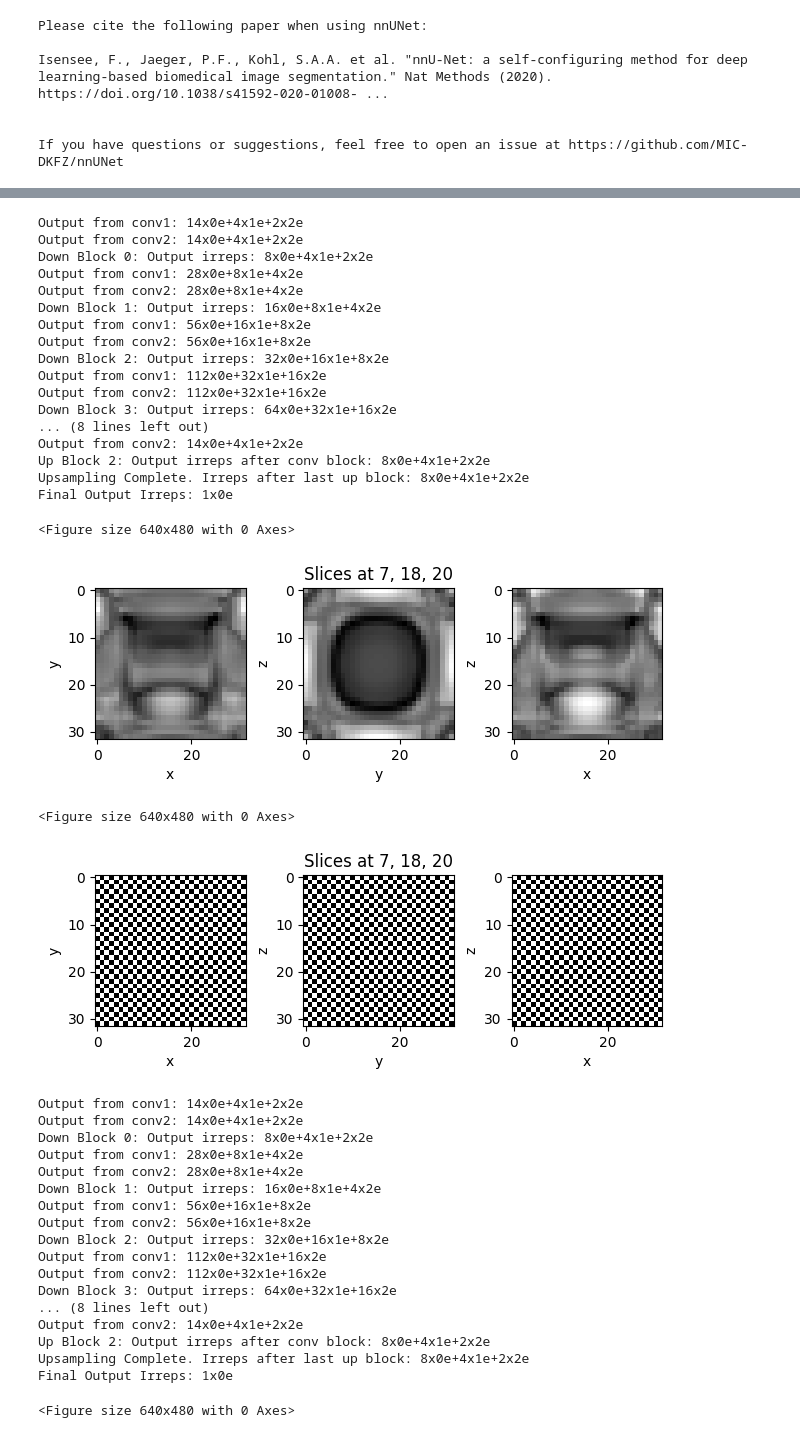
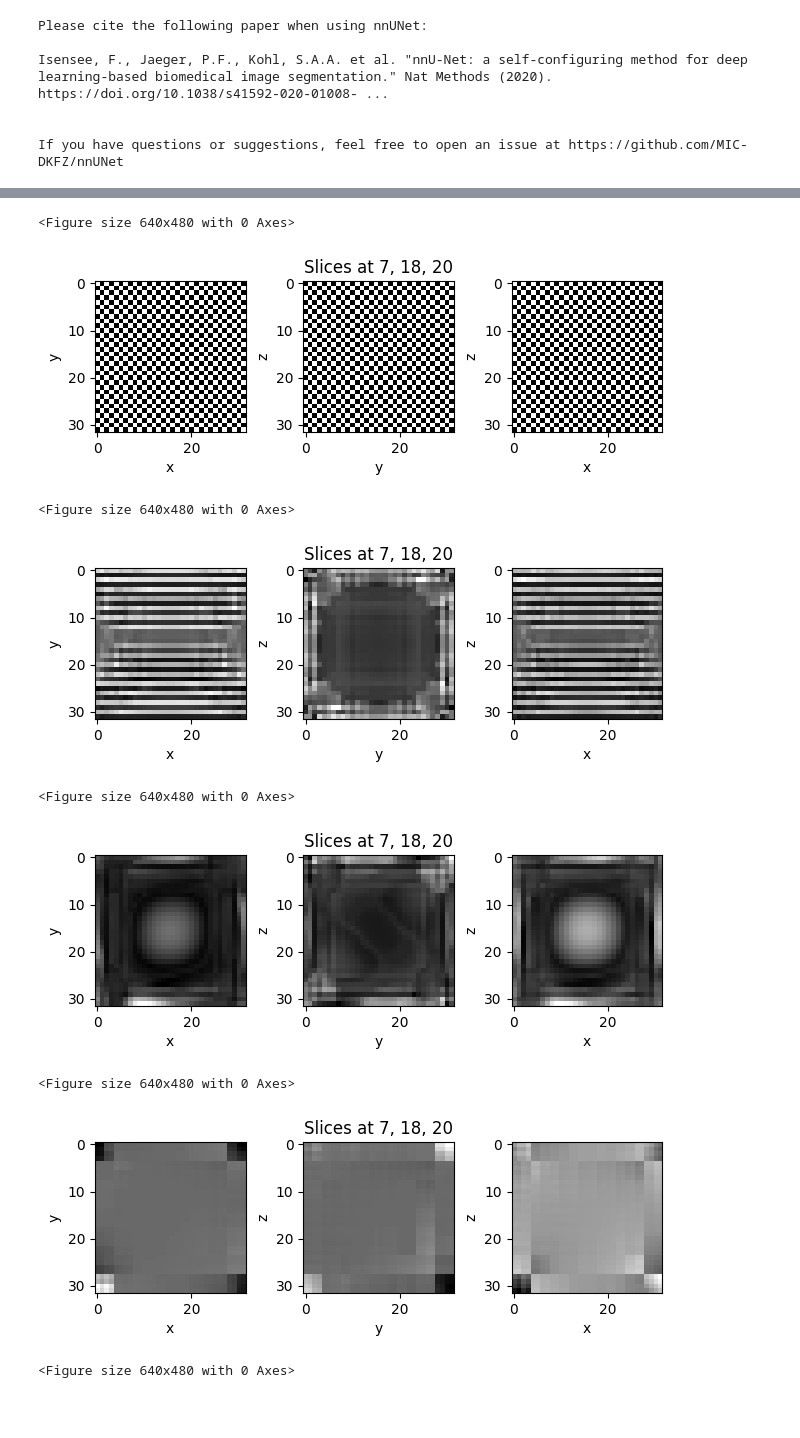
Before and after one commit to songk42/6.7960-final-project, a Jupyter notebook: Unet_deconv_experiments.ipynb, the cells around one changed output, grey strips where cells are left out. Saved outputs shown, nothing was run; the diff lists cells and outputs as text; code cells hidden in the pictures; blank space fills up the shorter version.

```diff
--- a/Unet_deconv_experiments.ipynb
+++ b/Unet_deconv_experiments.ipynb
@@ -330,56 +239,26 @@ Analyzing latent space for DeconvUNet...
 # %%
 # Visualize reconstruction
 x, y, z = 7, 18, 20
 print("Visualizing original and reconstructed patterns...")
 # Unet model on striped and checkered datasets
 viewer(striped_dataset[0, 0].cpu().numpy(), x, y, z)
-viewer(unet_model(striped_dataset[0:1]).cpu().detach().numpy()[0, 0], x, y, z)
 viewer(checkerboard_dataset[0, 0].cpu().numpy(), x, y, z)
-viewer(unet_model(checkerboard_dataset[0:1]).cpu().detach().numpy()[0, 0], x, y, z)
+viewer(unet_model_stripes(striped_dataset[0:1]).cpu().detach().numpy()[0, 0], x, y, z)
+viewer(unet_model_checkerboard(checkerboard_dataset[0:1]).cpu().detach().numpy()[0, 0], x, y, z)
 
 # Deconv model on striped and checkered datasets
-viewer(deconv_model(striped_dataset[0:1]).cpu().detach().numpy()[0, 0], x, y, z)
-viewer(deconv_model(checkerboard_dataset[0:1]).cpu().detach().numpy()[0, 0], x, y, z)
+viewer(deconv_model_stripes(striped_dataset[0:1]).cpu().detach().numpy()[0, 0], x, y, z)
+viewer(deconv_model_checkerboard(checkerboard_dataset[0:1]).cpu().detach().numpy()[0, 0], x, y, z)
 # %% [output]
 Visualizing original and reconstructed patterns...
 <Figure size 640x480 with 0 Axes>
 [figure]
-Output from conv1: 14x0e+4x1e+2x2e
-Output from conv2: 14x0e+4x1e+2x2e
-Down Block 0: Output irreps: 8x0e+4x1e+2x2e
-Output from conv1: 28x0e+8x1e+4x2e
-Output from conv2: 28x0e+8x1e+4x2e
-Down Block 1: Output irreps: 16x0e+8x1e+4x2e
-Output from conv1: 56x0e+16x1e+8x2e
-Output from conv2: 56x0e+16x1e+8x2e
-Down Block 2: Output irreps: 32x0e+16x1e+8x2e
-Output from conv1: 112x0e+32x1e+16x2e
-Output from conv2: 112x0e+32x1e+16x2e
-Down Block 3: Output irreps: 64x0e+32x1e+16x2e
-... (8 lines left out)
-Output from conv2: 14x0e+4x1e+2x2e
-Up Block 2: Output irreps after conv block: 8x0e+4x1e+2x2e
-Upsampling Complete. Irreps after last up block: 8x0e+4x1e+2x2e
-Final Output Irreps: 1x0e
+<Figure size 640x480 with 0 Axes>
+[figure, new version]
 <Figure size 640x480 with 0 Axes>
-[figure, old version]
+[figure, new version]
 <Figure size 640x480 with 0 Axes>
-[figure, old version]
+[figure, new version]
-Output from conv1: 14x0e+4x1e+2x2e
-Output from conv2: 14x0e+4x1e+2x2e
-Down Block 0: Output irreps: 8x0e+4x1e+2x2e
-Output from conv1: 28x0e+8x1e+4x2e
-Output from conv2: 28x0e+8x1e+4x2e
-Down Block 1: Output irreps: 16x0e+8x1e+4x2e
-Output from conv1: 56x0e+16x1e+8x2e
-Output from conv2: 56x0e+16x1e+8x2e
-Down Block 2: Output irreps: 32x0e+16x1e+8x2e
-Output from conv1: 112x0e+32x1e+16x2e
-Output from conv2: 112x0e+32x1e+16x2e
-Down Block 3: Output irreps: 64x0e+32x1e+16x2e
-... (8 lines left out)
-Output from conv2: 14x0e+4x1e+2x2e
-Up Block 2: Output irreps after conv block: 8x0e+4x1e+2x2e
-Upsampling Complete. Irreps after last up block: 8x0e+4x1e+2x2e
-Final Output Irreps: 1x0e
+<Figure size 640x480 with 0 Axes>
+[figure, added]
 <Figure size 640x480 with 0 Axes>
```
Also changed, not shown: parts of 11 cells of this notebook.
